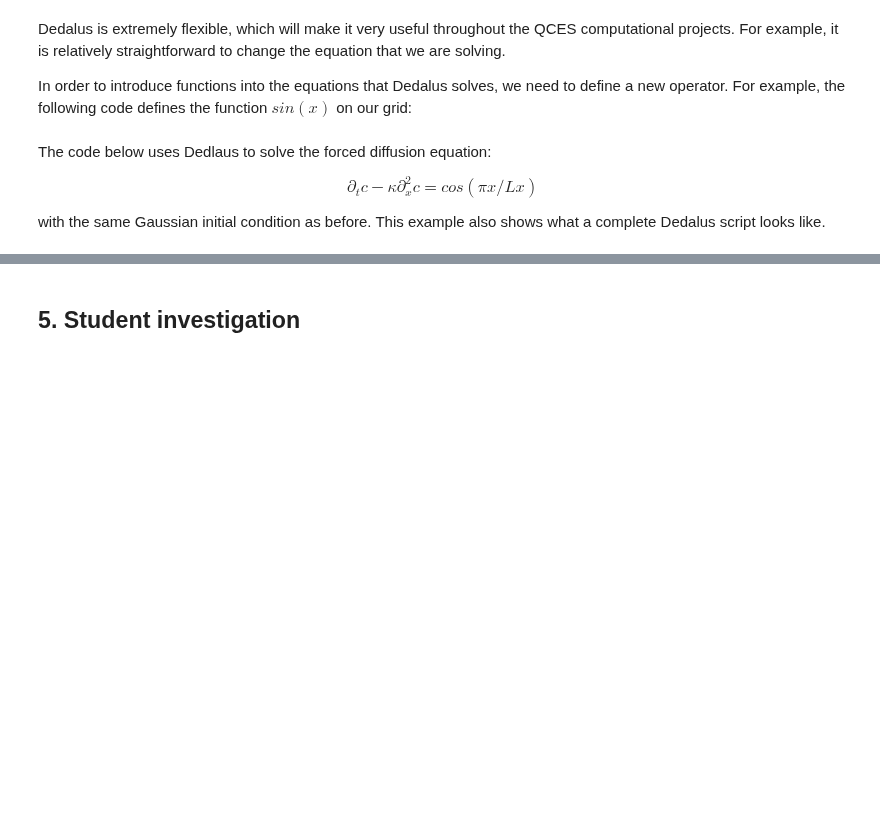
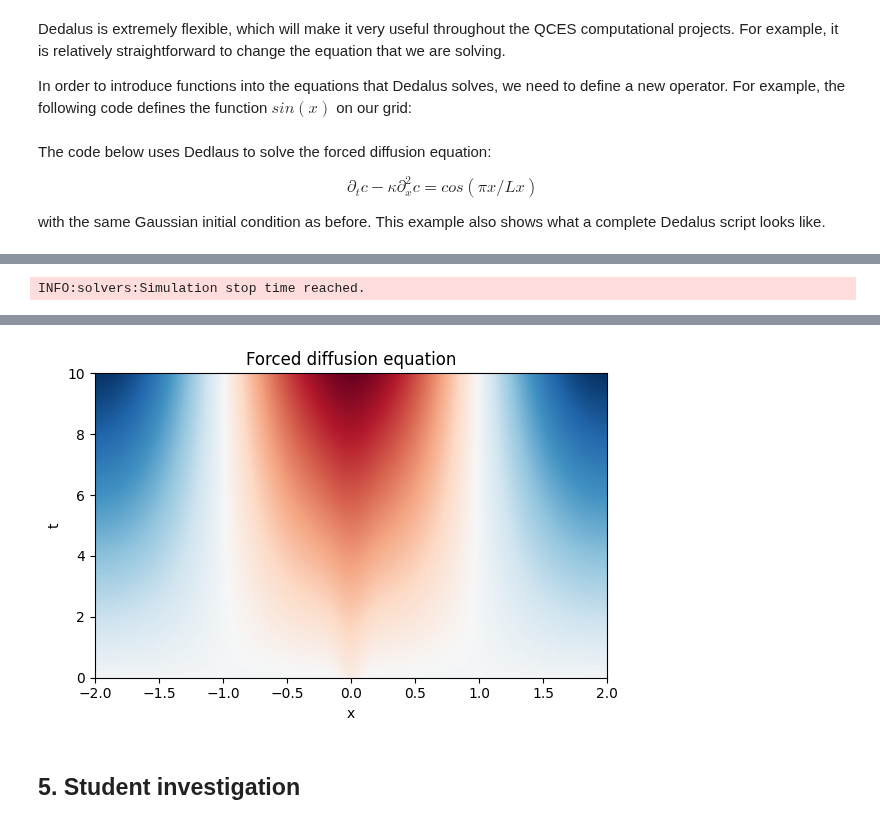
Before and after one commit to yu-huang-1/QCES, a Jupyter notebook: Project1_dedalus.ipynb, the cells around one changed output, grey strips where cells are left out. Drawn from its saved outputs; the diff is of its cells as text; code cells hidden in the pictures; blank space fills up the shorter version.

```diff
--- a/Project1_dedalus.ipynb
+++ b/Project1_dedalus.ipynb
@@ -291,7 +289,7 @@ logger = logging.getLogger(__name__)
 # Set some parameters for the problem to be solved
 Nx = 1024 # The number of gridpoints. Note that Fourier transforms are more efficient if this is a power of 2
 Lx = 2; # The domain size in x.  This should be large enough so that the solution goes to zero at the endpoints.
-x_start=-Lx/2; x_end=Lx/2 # The starting and ending bounds on x
+x_start=-Lx; x_end=Lx # The starting and ending bounds on x
 kappa = 0.001 # set the diffusivity
 
 # Create an x-coordinate, a corresponding basis, and a distributor
@@ -343,3 +341,4 @@ plt.xlabel('x')
 plt.ylabel('t')
 plt.title('Forced diffusion equation')
 plt.tight_layout()
+# %% [output]
@@ -345,0 +347 @@ plt.tight_layout()
+INFO:solvers:Simulation stop time reached.
@@ -346,3 +349,4 @@ plt.tight_layout()
+[figure, added]
 # %% [markdown]
 ## 5. Student investigation
 <a id='student_investigation'></a>
```
Also changed, not shown: parts of 11 cells of this notebook.
